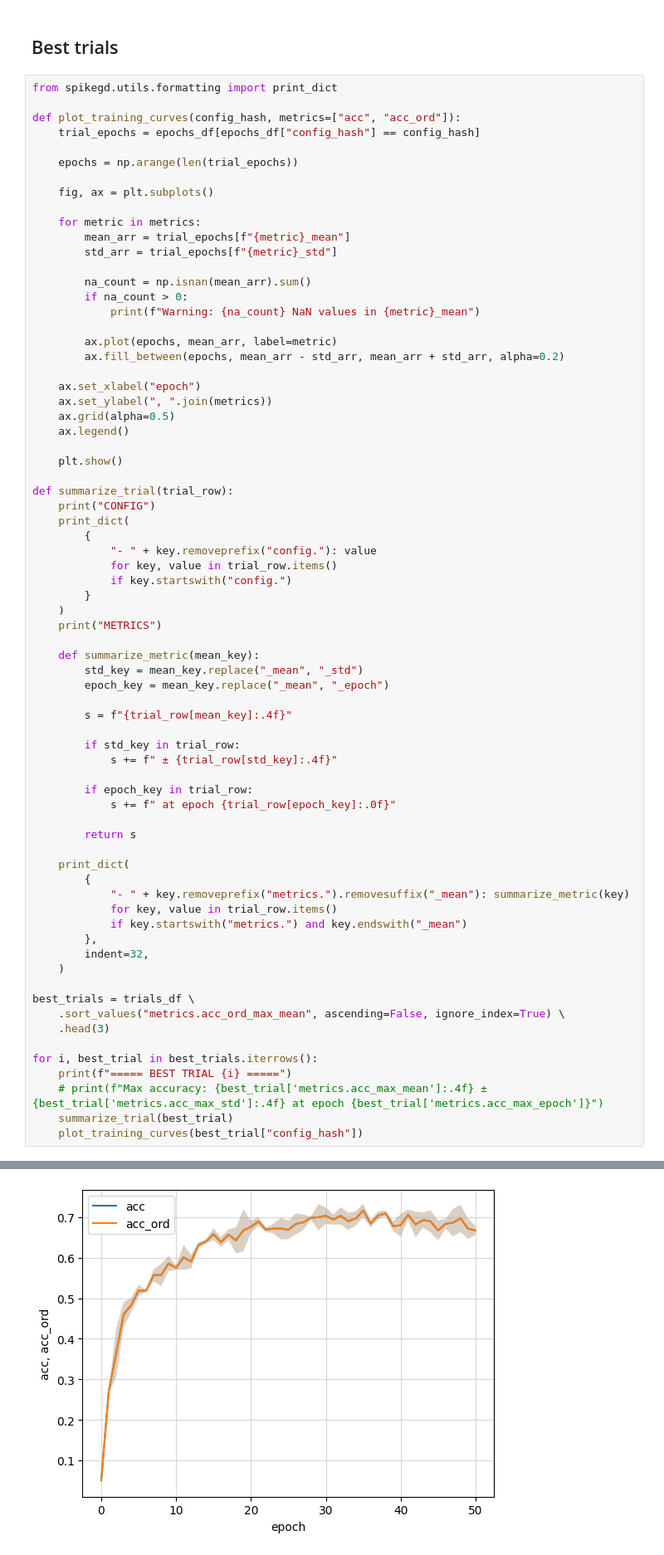
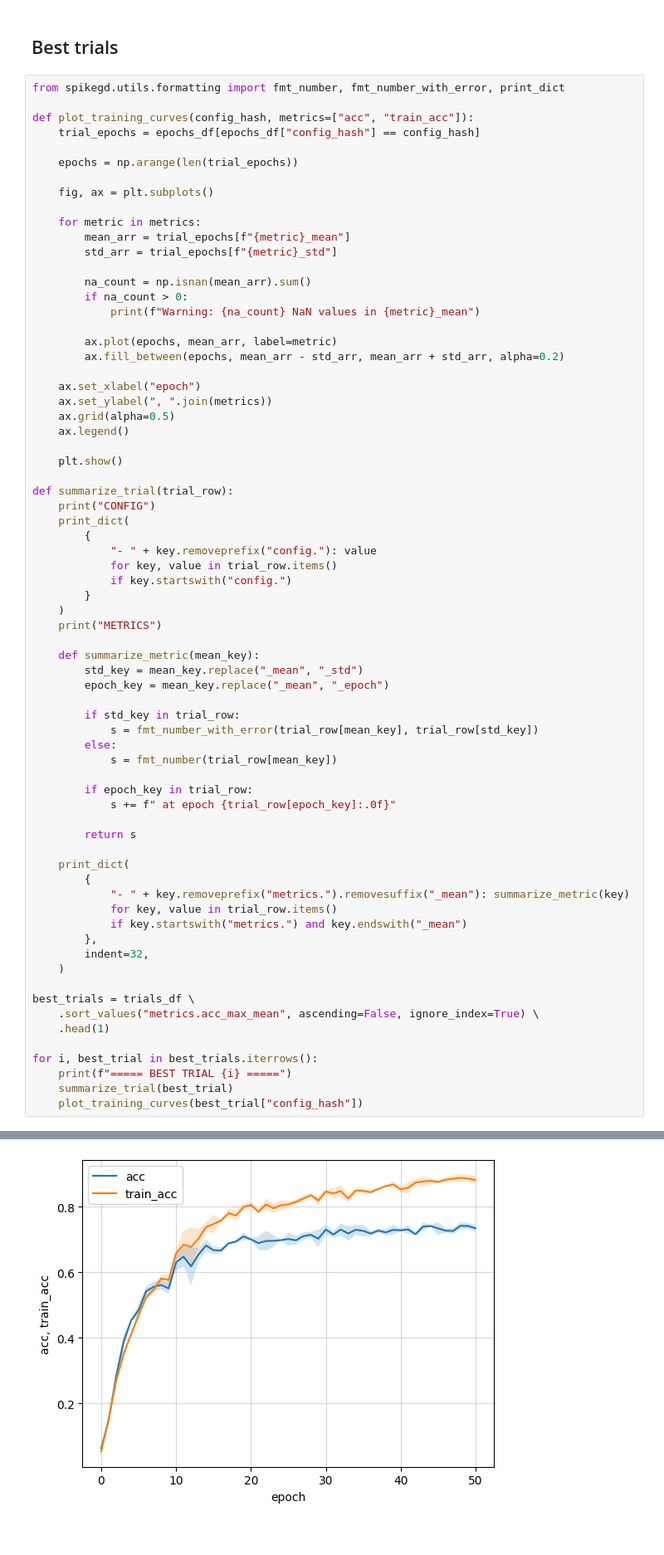
Before and after one commit to carlowenig/spikegd-carlo, a Jupyter notebook: experiments/heidelberg/analyze_grid_results_v2.1_max_over_time.ipynb, the cells around one changed output, grey strips where cells are left out. Shown at 83% size. Drawn from its saved outputs; the diff is of its cells as text.

```diff
--- a/experiments/heidelberg/analyze_grid_results_v2.1_max_over_time.ipynb
+++ b/experiments/heidelberg/analyze_grid_results_v2.1_max_over_time.ipynb
@@ -293,9 +473,9 @@ def where_equals(df, values: dict):
 # %% [markdown]
 ## Best trials
 # %%
-from spikegd.utils.formatting import print_dict
+from spikegd.utils.formatting import fmt_number, fmt_number_with_error, print_dict
 
-def plot_training_curves(config_hash, metrics=["acc", "acc_ord"]):
+def plot_training_curves(config_hash, metrics=["acc", "train_acc"]):
     trial_epochs = epochs_df[epochs_df["config_hash"] == config_hash]
 
     epochs = np.arange(len(trial_epochs))
@@ -335,10 +515,10 @@ def summarize_trial(trial_row):
         std_key = mean_key.replace("_mean", "_std")
         epoch_key = mean_key.replace("_mean", "_epoch")
 
-        s = f"{trial_row[mean_key]:.4f}"
-
         if std_key in trial_row:
-            s += f" ± {trial_row[std_key]:.4f}"
+            s = fmt_number_with_error(trial_row[mean_key], trial_row[std_key])
+        else:
+            s = fmt_number(trial_row[mean_key])
 
         if epoch_key in trial_row:
             s += f" at epoch {trial_row[epoch_key]:.0f}"
@@ -355,12 +535,11 @@ def summarize_trial(trial_row):
     )
 
 best_trials = trials_df \
-    .sort_values("metrics.acc_ord_max_mean", ascending=False, ignore_index=True) \
-    .head(3)
+    .sort_values("metrics.acc_max_mean", ascending=False, ignore_index=True) \
+    .head(1)
 
 for i, best_trial in best_trials.iterrows():
     print(f"===== BEST TRIAL {i} =====")
-    # print(f"Max accuracy: {best_trial['metrics.acc_max_mean']:.4f} ± {best_trial['metrics.acc_max_std']:.4f} at epoch {best_trial['metrics.acc_max_epoch']}")
     summarize_trial(best_trial)
     plot_training_curves(best_trial["config_hash"])
 # %% [output]
@@ -384 +563 @@ CONFIG
-[figure, old version]
+[figure, new version]
```
Also changed, not shown: parts of 13 cells of this notebook, 7 other files.
